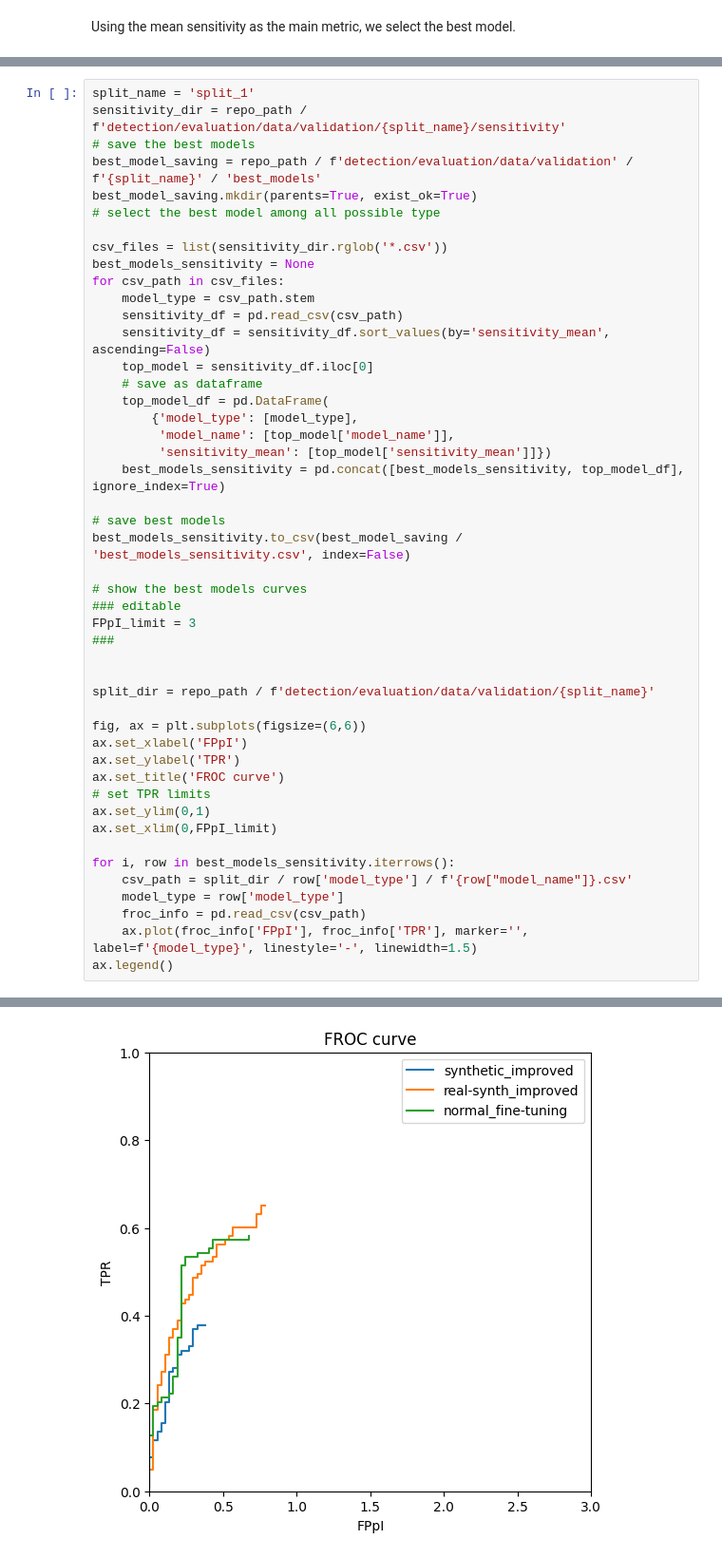
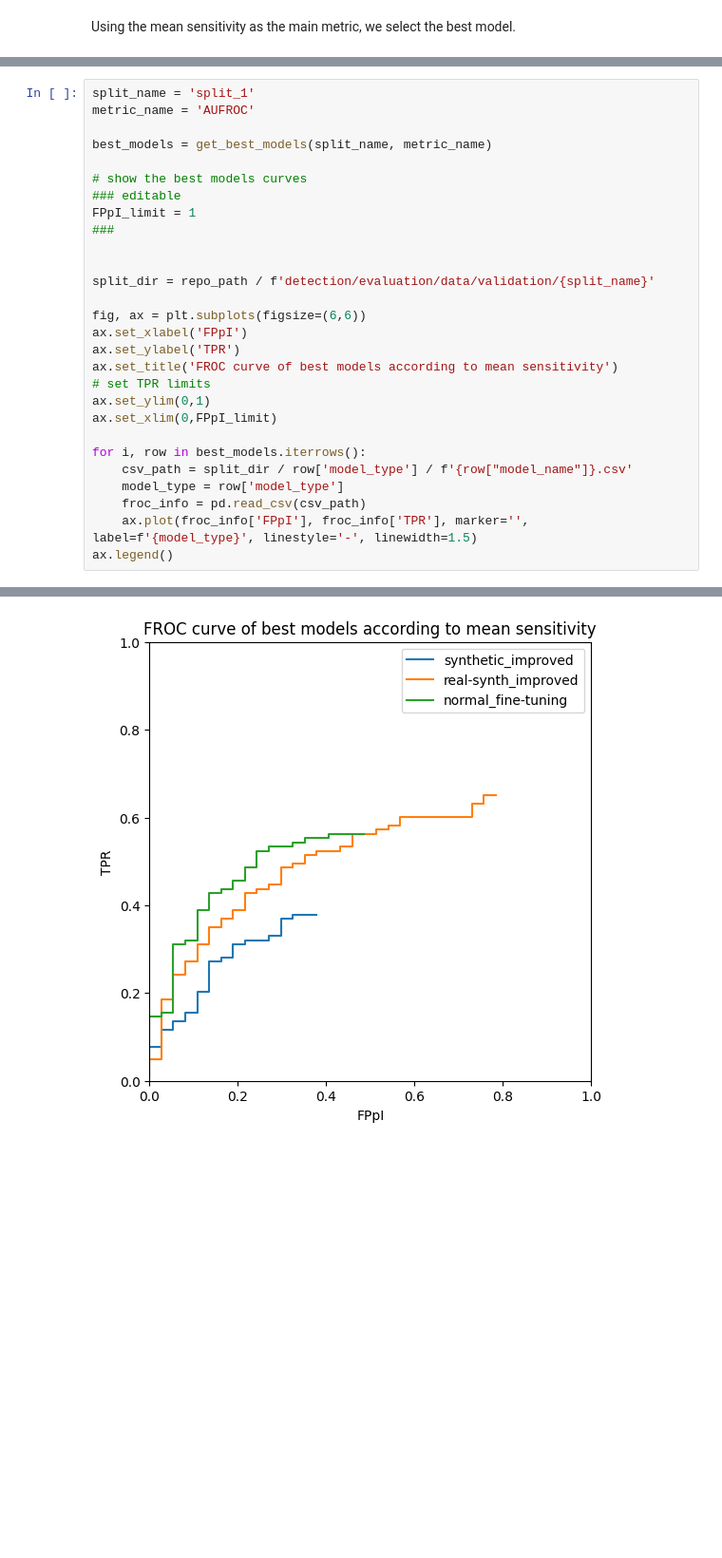
Before and after one commit to Likalto4/CEM-Detect, a Jupyter notebook: detection/evaluation/validation/best_model_selection.ipynb, the cells around one changed output, grey strips where cells are left out. Shown at 95% size. Cells and saved outputs as stored; diff of their text form; blank space fills up the shorter version.

```diff
--- a/detection/evaluation/validation/best_model_selection.ipynb
+++ b/detection/evaluation/validation/best_model_selection.ipynb
@@ -197,50 +229,31 @@ Using the mean sensitivity as the main metric, we select the best model.
 # %%
 split_name = 'split_1'
-sensitivity_dir = repo_path / f'detection/evaluation/data/validation/{split_name}/sensitivity'
-# save the best models
-best_model_saving = repo_path / f'detection/evaluation/data/validation' / f'{split_name}' / 'best_models'
-best_model_saving.mkdir(parents=True, exist_ok=True)
-# select the best model among all possible type
+metric_name = 'AUFROC'
 
-csv_files = list(sensitivity_dir.rglob('*.csv'))
-best_models_sensitivity = None
-for csv_path in csv_files:
-    model_type = csv_path.stem
-    sensitivity_df = pd.read_csv(csv_path)
-    sensitivity_df = sensitivity_df.sort_values(by='sensitivity_mean', ascending=False)
-    top_model = sensitivity_df.iloc[0]
-    # save as dataframe
-    top_model_df = pd.DataFrame(
-        {'model_type': [model_type],
-         'model_name': [top_model['model_name']],
-         'sensitivity_mean': [top_model['sensitivity_mean']]})
-    best_models_sensitivity = pd.concat([best_models_sensitivity, top_model_df], ignore_index=True)
-
-# save best models
-best_models_sensitivity.to_csv(best_model_saving / 'best_models_sensitivity.csv', index=False)
+best_models = get_best_models(split_name, metric_name)
 
 # show the best models curves
 ### editable
-FPpI_limit = 3
+FPpI_limit = 1
 ###
 
 
 split_dir = repo_path / f'detection/evaluation/data/validation/{split_name}'
 
 fig, ax = plt.subplots(figsize=(6,6))
 ax.set_xlabel('FPpI')
 ax.set_ylabel('TPR')
-ax.set_title('FROC curve')
+ax.set_title('FROC curve of best models according to mean sensitivity')
 # set TPR limits
 ax.set_ylim(0,1)
 ax.set_xlim(0,FPpI_limit)
 
-for i, row in best_models_sensitivity.iterrows():
+for i, row in best_models.iterrows():
     csv_path = split_dir / row['model_type'] / f'{row["model_name"]}.csv'
     model_type = row['model_type']
     froc_info = pd.read_csv(csv_path)
     ax.plot(froc_info['FPpI'], froc_info['TPR'], marker='', label=f'{model_type}', linestyle='-', linewidth=1.5)
 ax.legend()
 # %% [output]
 <matplotlib.legend.Legend at 0x...>
-[figure, old version]
+[figure, new version]
```
Also changed, not shown: parts of 1 cell of this notebook, 3 other files.
